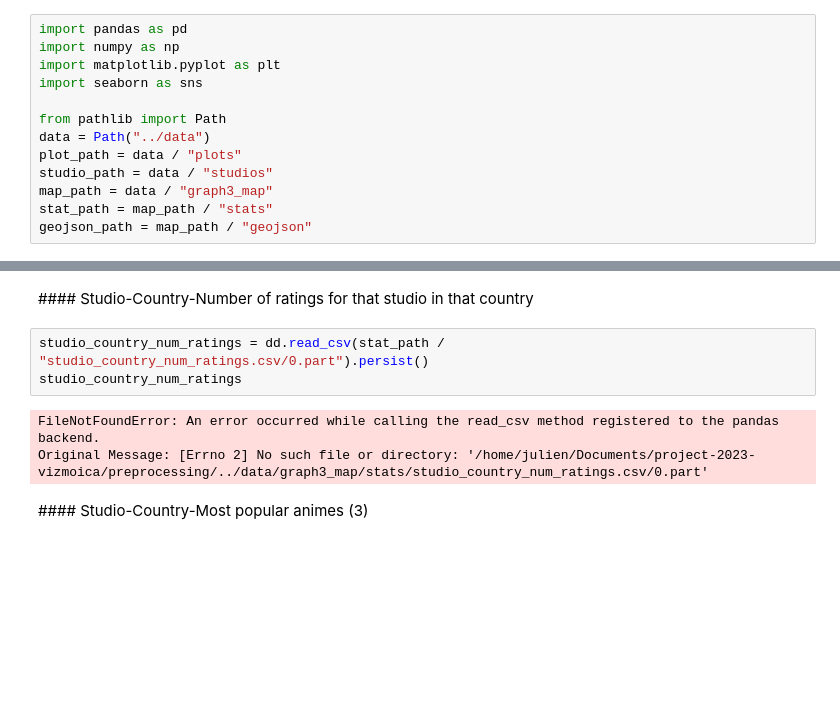
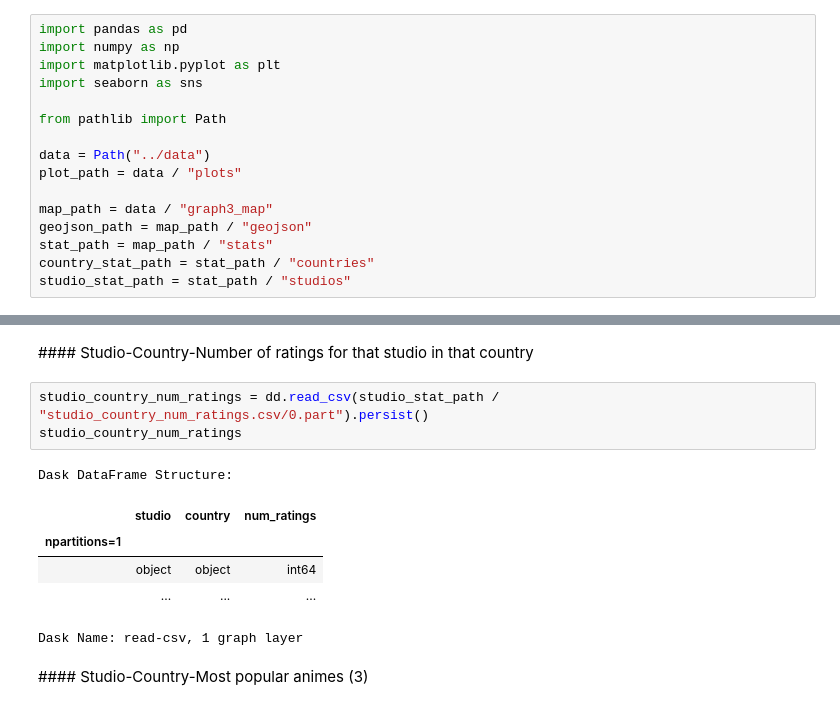
Before and after one commit to com-480-data-visualization/project-2023-vizmoica, a Jupyter notebook: preprocessing/eda_country_stats_2.ipynb, the cells around one changed output, grey strips where cells are left out. Saved outputs shown, nothing was run; the diff lists cells and outputs as text; blank space fills up the shorter version.

Commit message:
Fix stats paths

```diff
--- a/preprocessing/eda_country_stats_2.ipynb
+++ b/preprocessing/eda_country_stats_2.ipynb
@@ -5,12 +5,15 @@ import matplotlib.pyplot as plt
 import seaborn as sns
 
 from pathlib import Path
+
 data = Path("../data")
 plot_path = data / "plots"
-studio_path = data / "studios"
+
 map_path = data / "graph3_map"
+geojson_path = map_path / "geojson"
 stat_path = map_path / "stats"
-geojson_path = map_path / "geojson"
+country_stat_path = stat_path / "countries"
+studio_stat_path = stat_path / "studios"
 # %% [markdown]
 # Prepare data
 # %%
@@ -178,11 +181,15 @@ Dask Name: merge_chunk, 1 graph layer
 # %% [markdown]
 #### Studio-Country-Number of ratings for that studio in that country
 # %%
-studio_country_num_ratings = dd.read_csv(stat_path / "studio_country_num_ratings.csv/0.part").persist()
+studio_country_num_ratings = dd.read_csv(studio_stat_path / "studio_country_num_ratings.csv/0.part").persist()
 studio_country_num_ratings
 # %% [output]
-FileNotFoundError: An error occurred while calling the read_csv method registered to the pandas backend.
-Original Message: [Errno 2] No such file or directory: '/home/julien/Documents/project-2023-vizmoica/preprocessing/../data/graph3_map/stats/studio_country_num_ratings.csv/0.part'
+Dask DataFrame Structure:
+|  | studio | country | num_ratings |
+| npartitions=1 |  |  |  |
+|  | object | object | int64 |
+|  | ... | ... | ... |
+Dask Name: read-csv, 1 graph layer
 # %% [markdown]
 #### Studio-Country-Most popular animes (3)
 # %%
```
Also changed, not shown: parts of 7 cells of this notebook, 17 other files.
